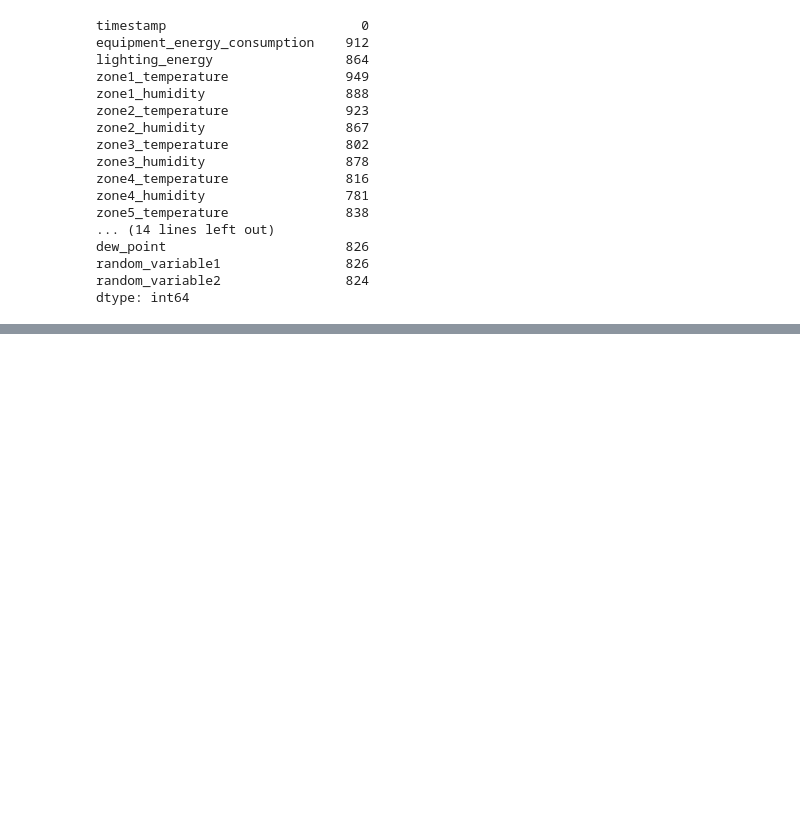
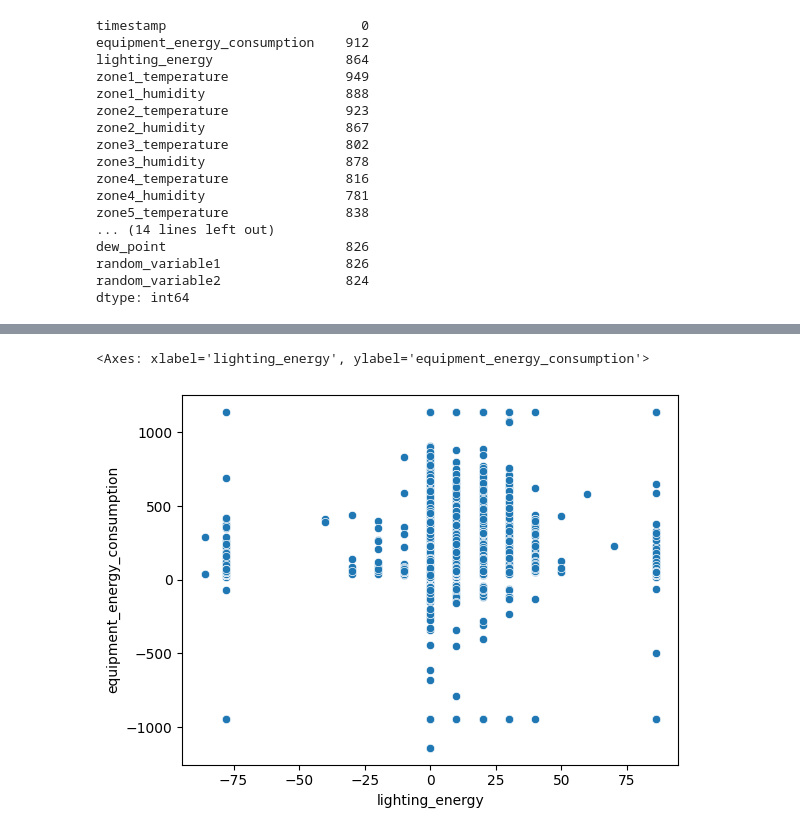
Before and after one commit to Nishita76/DS-Intern-Assignment-Nishita, a Jupyter notebook: notebook.ipynb, the cells around one changed output, grey strips where cells are left out. Saved outputs shown, nothing was run; the diff lists cells and outputs as text; code cells hidden in the pictures; blank space fills up the shorter version.

```diff
--- a/notebook.ipynb
+++ b/notebook.ipynb
@@ -86,0 +137,5 @@ dtype: int64
+# %%
+sns.scatterplot(x='lighting_energy', y='equipment_energy_consumption', data=df)
+# %% [output]
+<Axes: xlabel='lighting_energy', ylabel='equipment_energy_consumption'>
+[figure, added]
```
Also changed, not shown: parts of 10 cells of this notebook.
